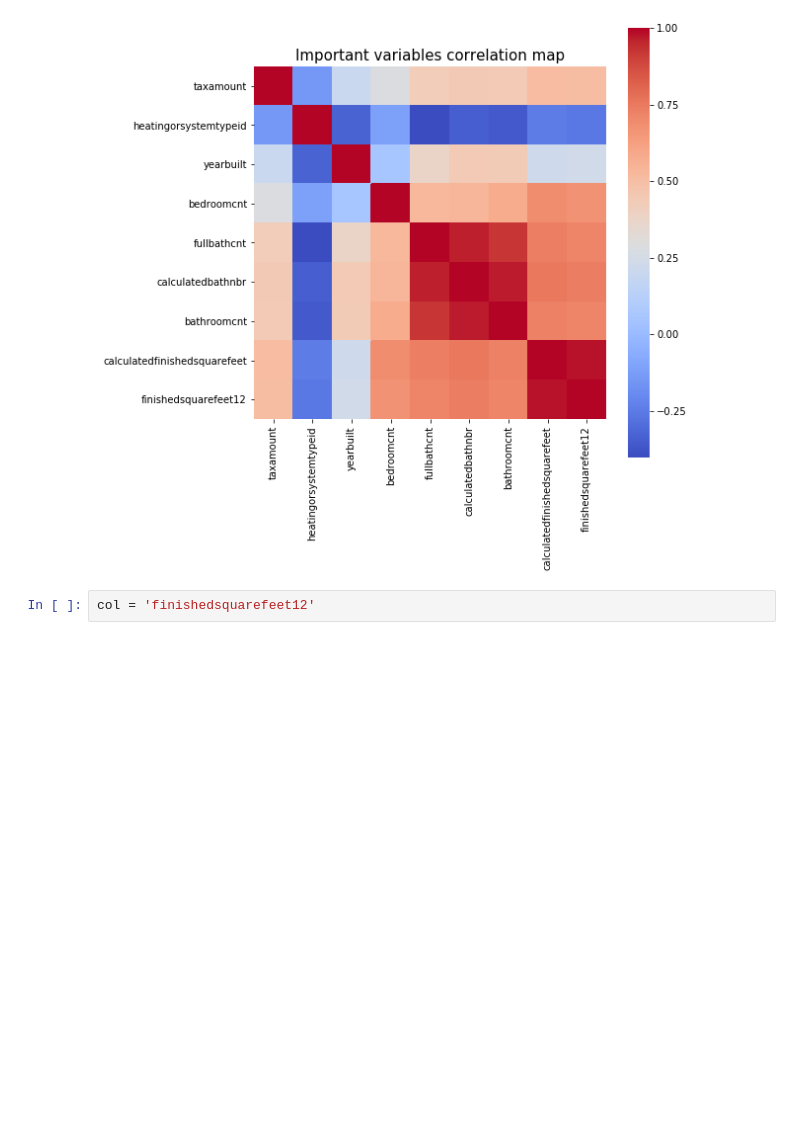
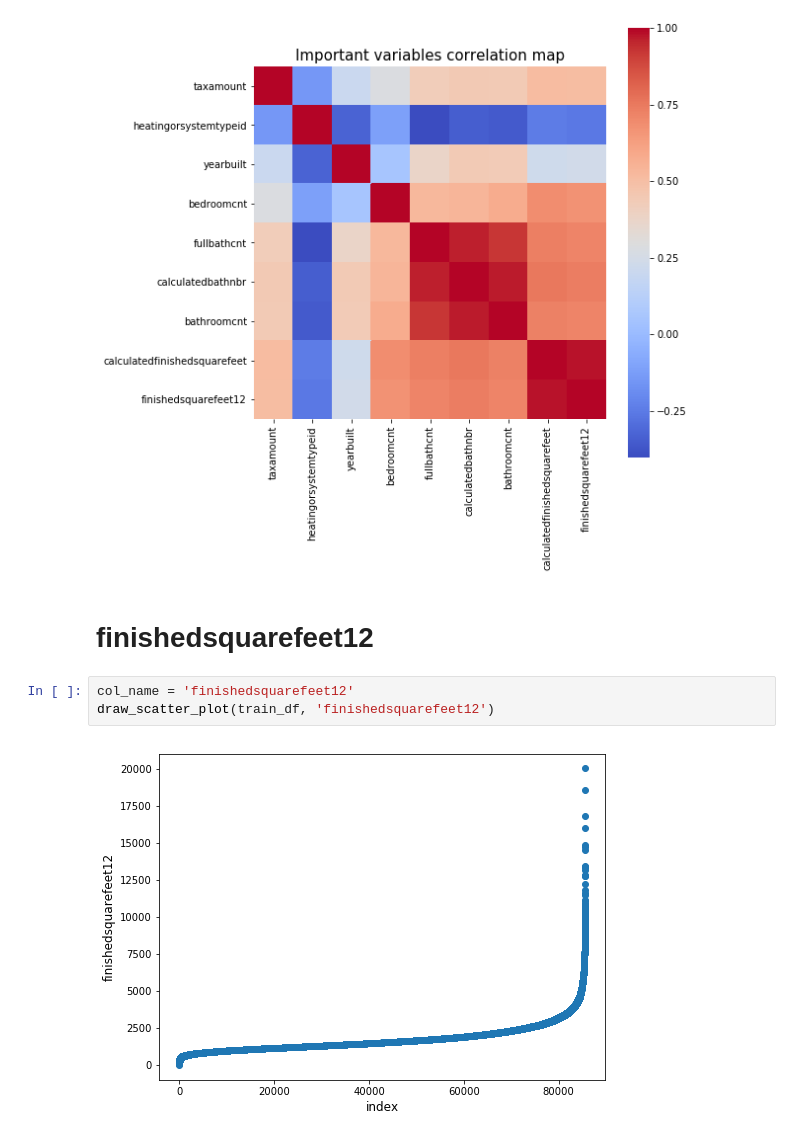
Before and after one commit to voyageth/kaggle, a Jupyter notebook: zillow/Simple Exploration Notebook - Zillow Prize.ipynb, the cells around one changed output. Cells and saved outputs as stored; diff of their text form; blank space fills up the shorter version.

```diff
--- a/zillow/Simple Exploration Notebook - Zillow Prize.ipynb
+++ b/zillow/Simple Exploration Notebook - Zillow Prize.ipynb
@@ -323,5 +341,10 @@ plt.title('Important variables correlation map', fontsize=15)
 plt.show()
 # %% [output]
 [figure]
-# %%
-col = 'finishedsquarefeet12'
+# %% [markdown]
+# finishedsquarefeet12
+# %%
+col_name = 'finishedsquarefeet12'
+draw_scatter_plot(train_df, 'finishedsquarefeet12')
+# %% [output]
+[figure, added]
```
Also changed, not shown: parts of 13 cells of this notebook.
